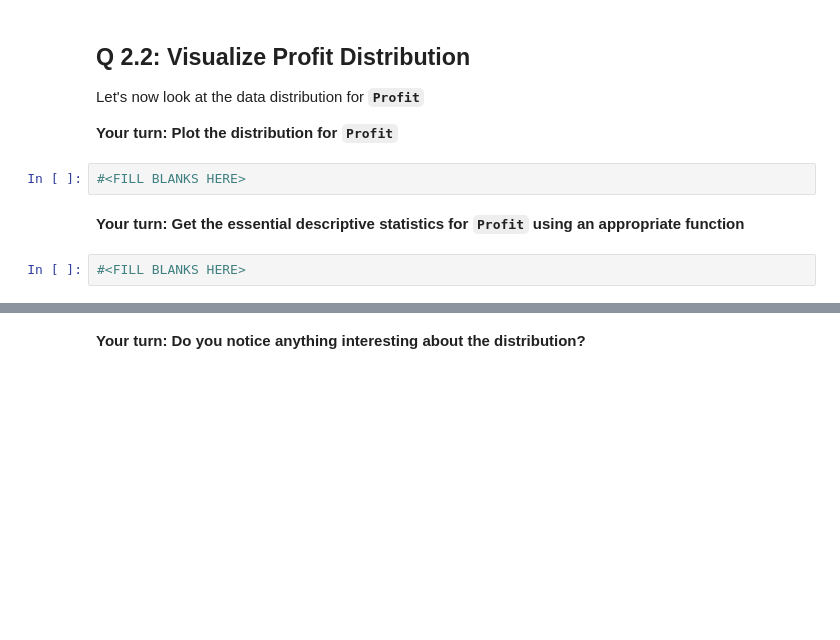
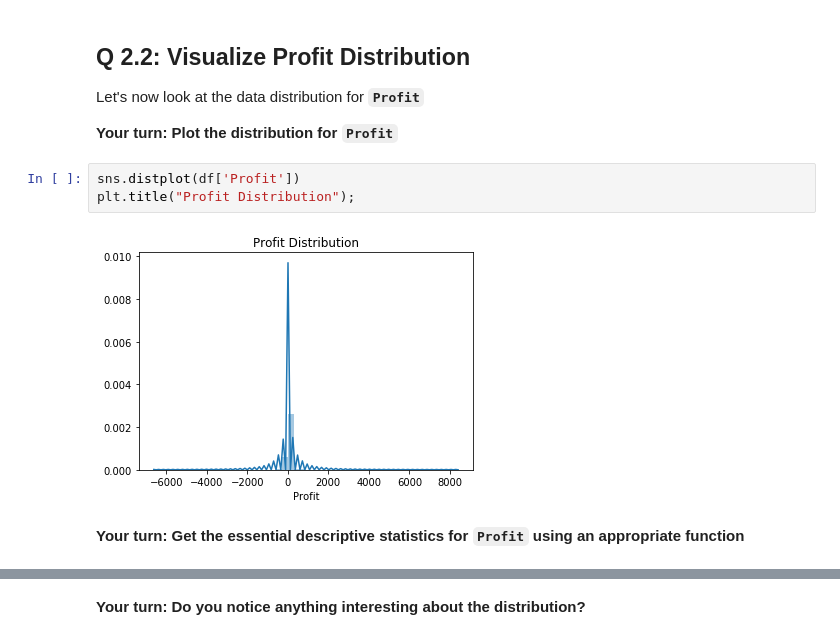
Before and after one commit to truptimr/UCSD-MLE-mini-projects-Jan2021, a Jupyter notebook: mec-16.4.1-anomaly-detection-mini-project/Mini_Project_Anomaly_Detection.ipynb, the cells around one changed output, grey strips where cells are left out. Saved outputs shown, nothing was run; the diff lists cells and outputs as text; blank space fills up the shorter version.

```diff
--- a/mec-16.4.1-anomaly-detection-mini-project/Mini_Project_Anomaly_Detection.ipynb
+++ b/mec-16.4.1-anomaly-detection-mini-project/Mini_Project_Anomaly_Detection.ipynb
@@ -79,9 +122,10 @@ __Your turn: Plot `Order Date` vs. `Profit` using a line plot__
 Let's now look at the data distribution for __`Profit`__
 
 __Your turn: Plot the distribution for `Profit`__
-# %%
-#<FILL BLANKS HERE>
+# %%
+sns.distplot(df['Profit'])
+plt.title("Profit Distribution");
+# %% [output]
+[figure, added]
 # %% [markdown]
 __Your turn: Get the essential descriptive statistics for `Profit` using an appropriate function__
-# %%
-#<FILL BLANKS HERE>
```
Also changed, not shown: parts of 59 cells of this notebook.
